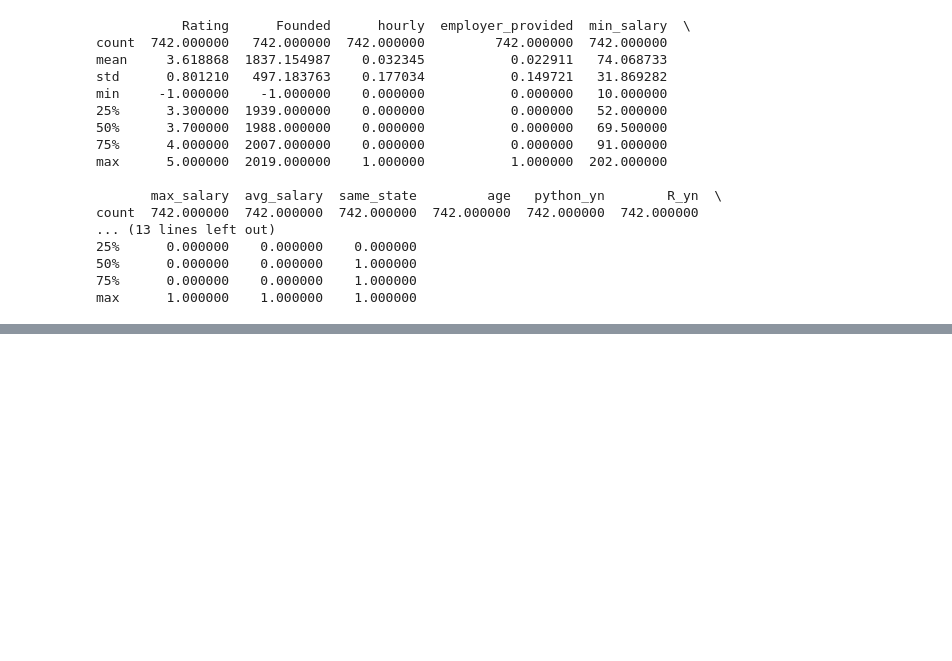
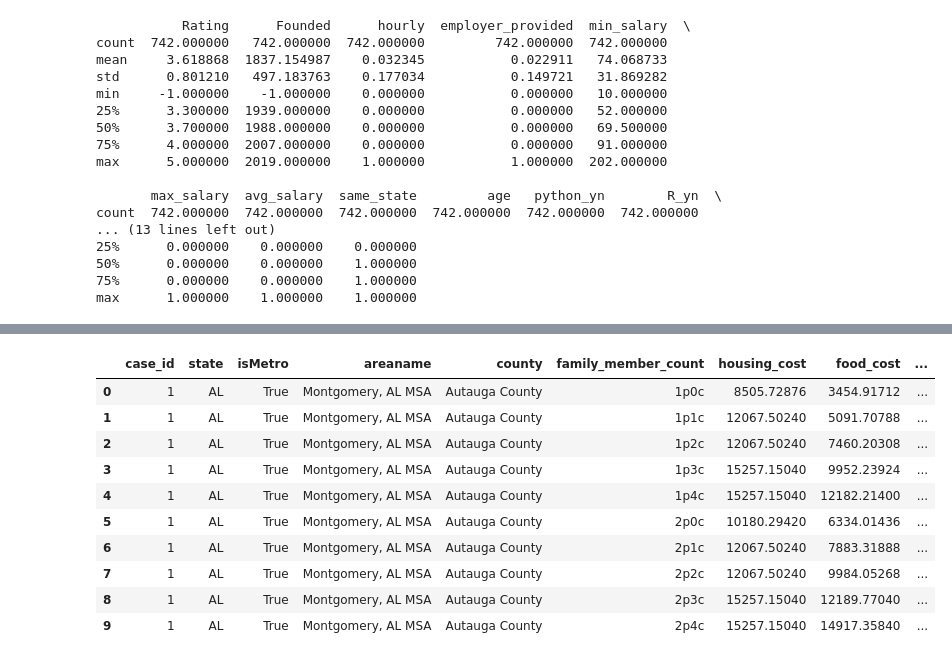
Before and after one commit to No-Country-simulation/c20-67-m-data-bi, a Jupyter notebook: ETL_EDA/ETL_Datasets.ipynb, the cells around one changed output, grey strips where cells are left out. Cells and saved outputs as stored; diff of their text form; code cells hidden in the pictures; blank space fills up the shorter version.

```diff
--- a/ETL_EDA/ETL_Datasets.ipynb
+++ b/ETL_EDA/ETL_Datasets.ipynb
@@ -349,0 +276,4 @@ df4.head(20)
+# %%
+#Carga del dataset
+df5 = pd.read_csv(r'C:\Users\daine\Downloads\Proyecto\datasets\cost_of_living_us.csv')
+#descargarlo desde https://www.kaggle.com/datasets/asaniczka/us-cost-of-living-dataset-3171-counties?resource=download
@@ -349,0 +321,14 @@ df4.head(20)
+# %%
+df5.head(5)
+# %% [output]
+|  | case_id | state | isMetro | areaname | county | family_member_count | housing_cost | food_cost | ... |
+| 0 | 1 | AL | True | Montgomery, AL MSA | Autauga County | 1p0c | 8505.72876 | 3454.91712 | ... |
+| 1 | 1 | AL | True | Montgomery, AL MSA | Autauga County | 1p1c | 12067.50240 | 5091.70788 | ... |
+| 2 | 1 | AL | True | Montgomery, AL MSA | Autauga County | 1p2c | 12067.50240 | 7460.20308 | ... |
+| 3 | 1 | AL | True | Montgomery, AL MSA | Autauga County | 1p3c | 15257.15040 | 9952.23924 | ... |
+| 4 | 1 | AL | True | Montgomery, AL MSA | Autauga County | 1p4c | 15257.15040 | 12182.21400 | ... |
+| 5 | 1 | AL | True | Montgomery, AL MSA | Autauga County | 2p0c | 10180.29420 | 6334.01436 | ... |
+| 6 | 1 | AL | True | Montgomery, AL MSA | Autauga County | 2p1c | 12067.50240 | 7883.31888 | ... |
+| 7 | 1 | AL | True | Montgomery, AL MSA | Autauga County | 2p2c | 12067.50240 | 9984.05268 | ... |
+| 8 | 1 | AL | True | Montgomery, AL MSA | Autauga County | 2p3c | 15257.15040 | 12189.77040 | ... |
+| 9 | 1 | AL | True | Montgomery, AL MSA | Autauga County | 2p4c | 15257.15040 | 14917.35840 | ... |
```
Also changed, not shown: parts of 42 cells of this notebook, 11 other files.
